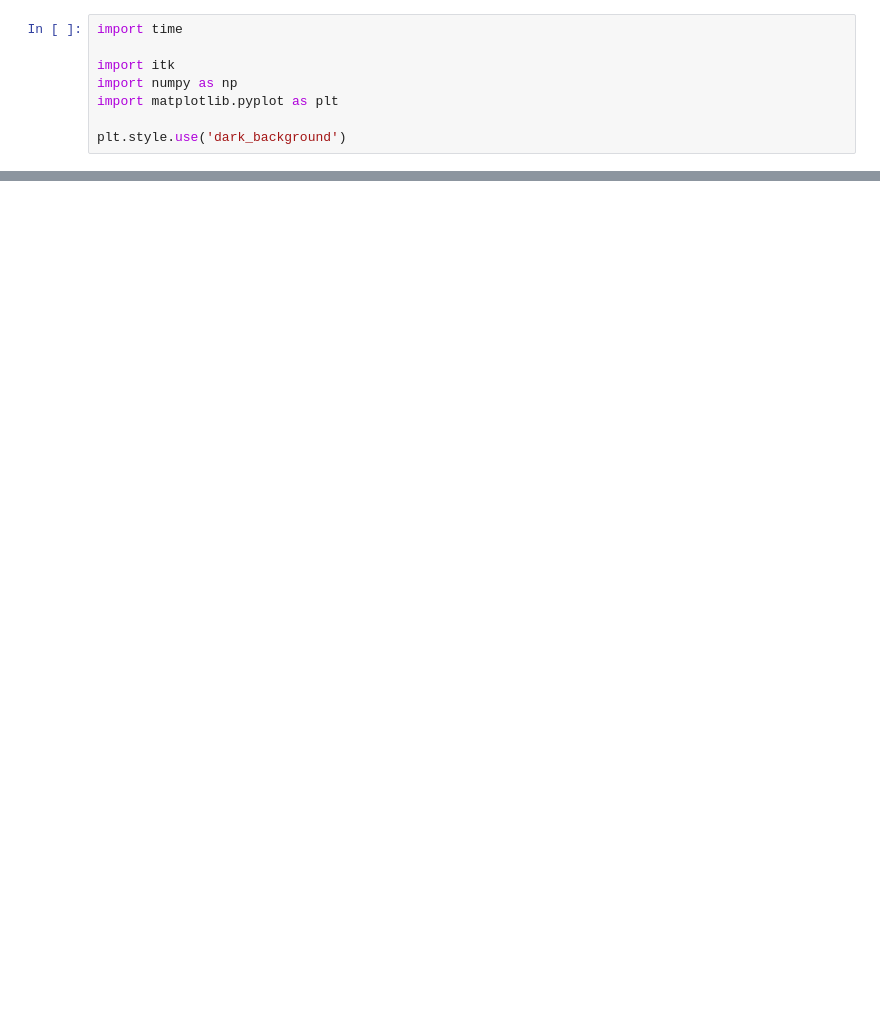
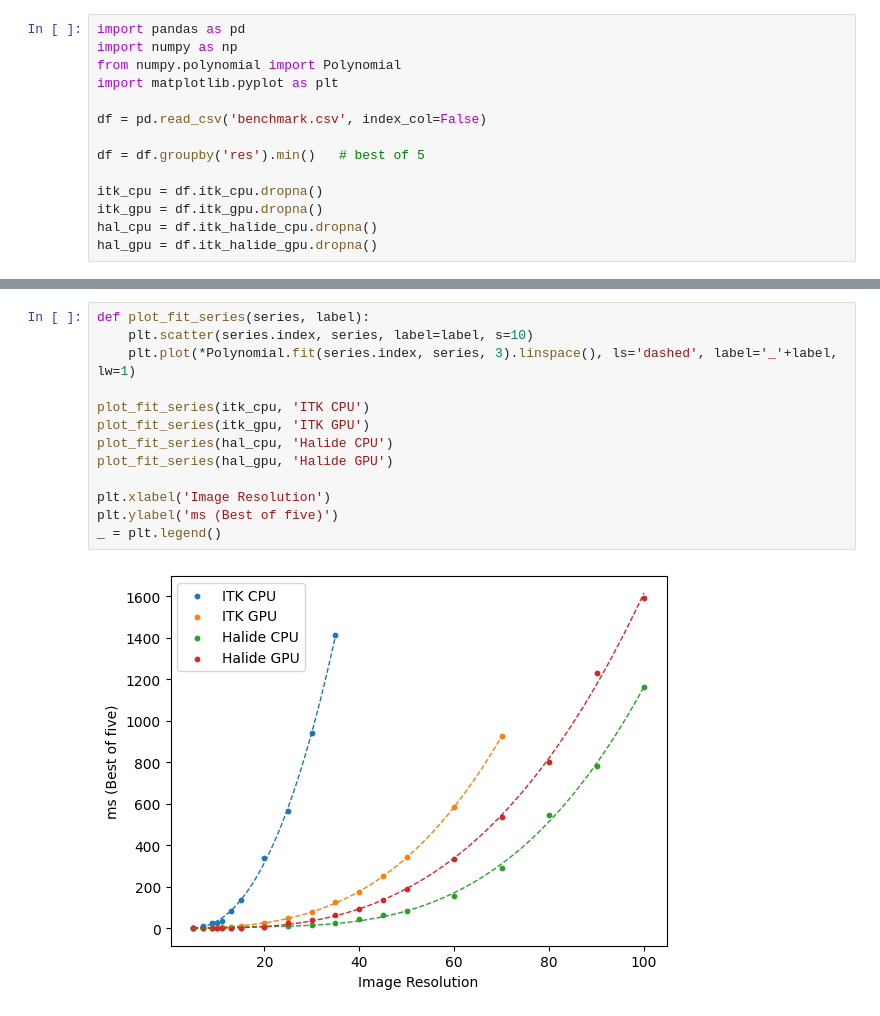
Before and after one commit to KitwareMedical/ITKHalideFilters, a Jupyter notebook: examples/Benchmark.ipynb, the cells around one changed output, grey strips where cells are left out. Saved outputs shown, nothing was run; the diff lists cells and outputs as text; blank space fills up the shorter version.

Commit message:
ENH: More accurate benchmarks.

```diff
--- a/examples/Benchmark.ipynb
+++ b/examples/Benchmark.ipynb
@@ -1,8 +1,14 @@
 # %%
-import time
-
-import itk
+import pandas as pd
 import numpy as np
+from numpy.polynomial import Polynomial
 import matplotlib.pyplot as plt
 
-plt.style.use('dark_background')
+df = pd.read_csv('benchmark.csv', index_col=False)
+
+df = df.groupby('res').min()   # best of 5
+
+itk_cpu = df.itk_cpu.dropna()
+itk_gpu = df.itk_gpu.dropna()
+hal_cpu = df.itk_halide_cpu.dropna()
+hal_gpu = df.itk_halide_gpu.dropna()
@@ -67,0 +15,15 @@ dim = np.int32(500); variance = np.float64(100.0); ms_per_sample = 2967.066
+# %%
+def plot_fit_series(series, label):
+    plt.scatter(series.index, series, label=label, s=10)
+    plt.plot(*Polynomial.fit(series.index, series, 3).linspace(), ls='dashed', label='_'+label, lw=1)
+
+plot_fit_series(itk_cpu, 'ITK CPU')
+plot_fit_series(itk_gpu, 'ITK GPU')
+plot_fit_series(hal_cpu, 'Halide CPU')
+plot_fit_series(hal_gpu, 'Halide GPU')
+
+plt.xlabel('Image Resolution')
+plt.ylabel('ms (Best of five)')
+_ = plt.legend()
+# %% [output]
+[figure, added]
```
Also changed, not shown: parts of 1 cell of this notebook, 4 other files.
